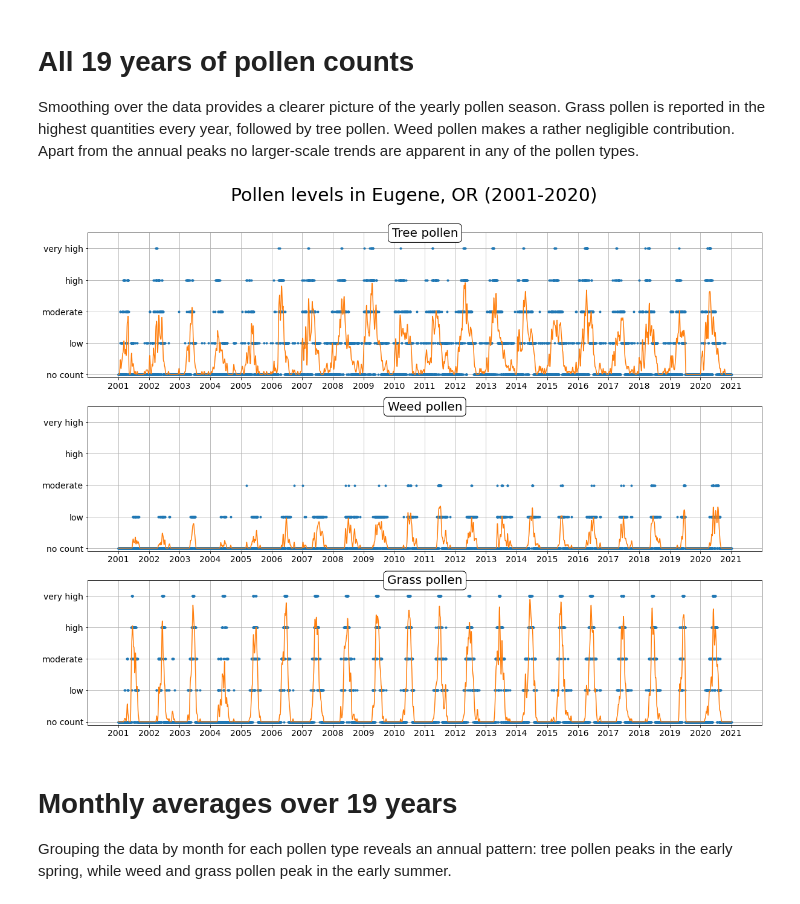
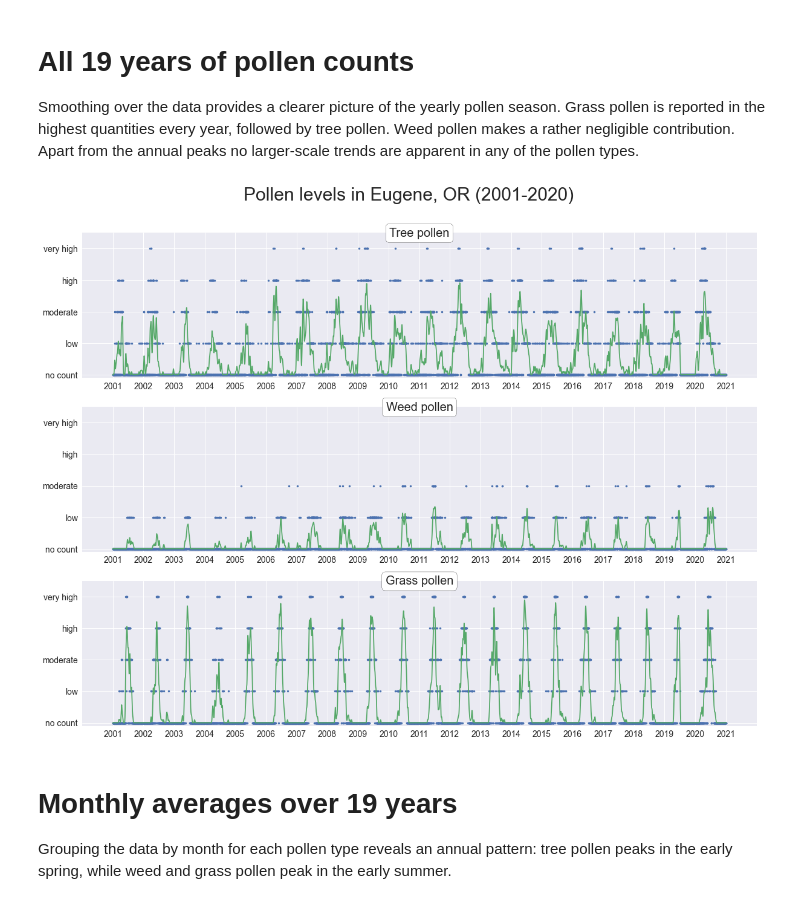
Before and after one commit to pdqnguyen/allergy, a Jupyter notebook: analysis.ipynb, the cells around one changed output. Drawn from its saved outputs; the diff is of its cells as text; code cells hidden in the pictures.

```diff
--- a/analysis.ipynb
+++ b/analysis.ipynb
@@ -21,7 +37,7 @@ import matplotlib.lines as mlines
 import statsmodels.api as sm
 from statsmodels.stats.outliers_influence import summary_table
 
-%matplotlib inline
+plt.style.use('seaborn')
 # %% [markdown]
 ### Some parameters for plotting and labeling
 # %%
@@ -83,24 +99,24 @@ Smoothing over the data provides a clearer picture of the yearly pollen season.
 # %%
 fig, ax = plt.subplots(3, 1, figsize=(20, 15))
 fig.suptitle("Pollen levels in Eugene, OR (2001-2020)", y=0.95, fontsize=30)
 for i, col in enumerate(cols):
     values = df[col]
     values_smooth, _ = gsmooth(df[col].values, w=20)
     x = (df.index - df.index[0]).days
     ax[i].plot(x, values, '.')
     ax[i].plot(x, values_smooth, '-')
     ax[i].tick_params(labelsize=14)
     ax[i].set_xticks(range(x[0], x[-1], 365))
     ax[i].set_xticklabels(range(2001, 2022))
     ax[i].set_yticks(range(len(pollen_levels)))
     ax[i].set_yticklabels(pollen_levels)
     ax[i].set_title(col_labels[col], y=0.95, bbox=dict(boxstyle='round', facecolor='w'), size=20)
     ax[i].set_ylim(-0.1, 4.5)
-    ax[i].grid()
+    ax[i].grid(True)
 fig.savefig('plots/eug-or-full.png')
 plt.show()
 # %% [output]
-[figure, old version]
+[figure, new version]
 # %% [markdown]
 # Monthly averages over 19 years
 
```
Also changed, not shown: parts of 11 cells of this notebook.
